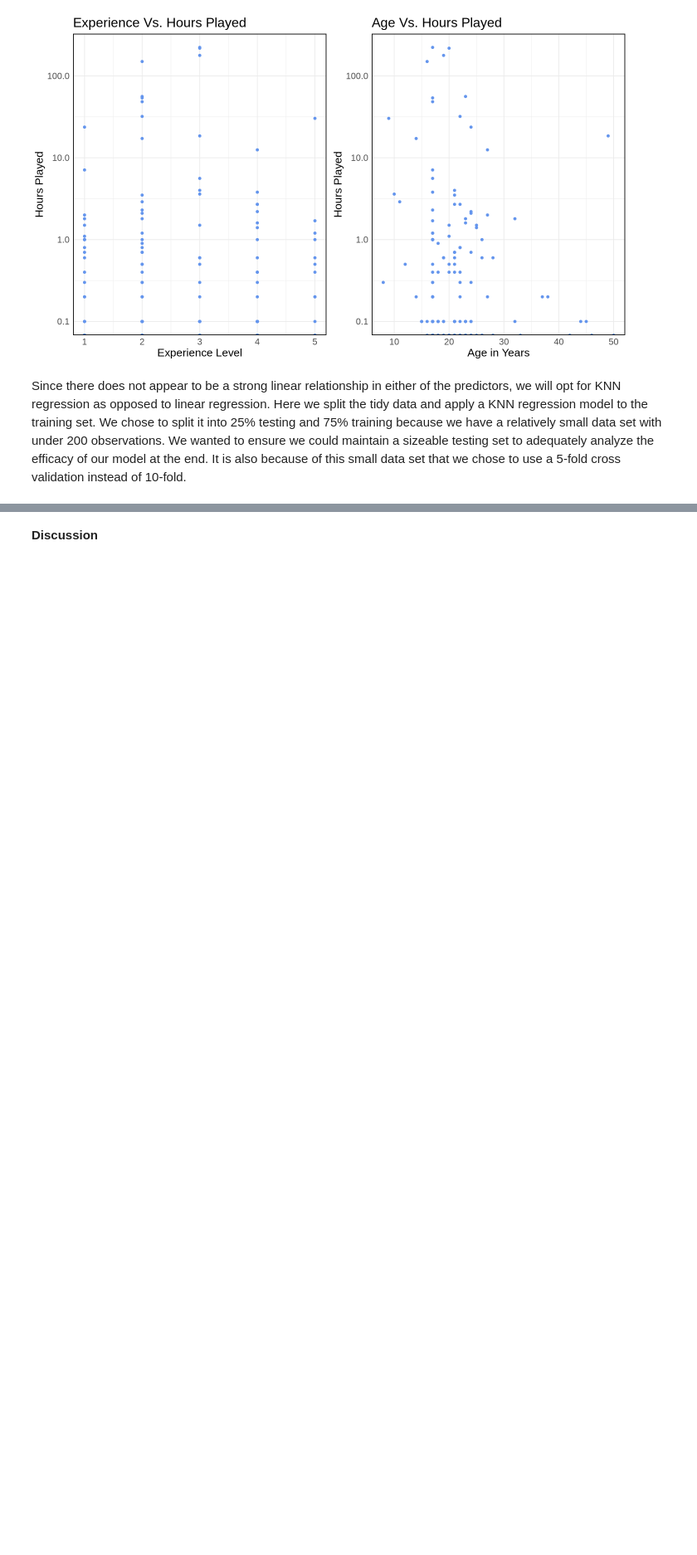
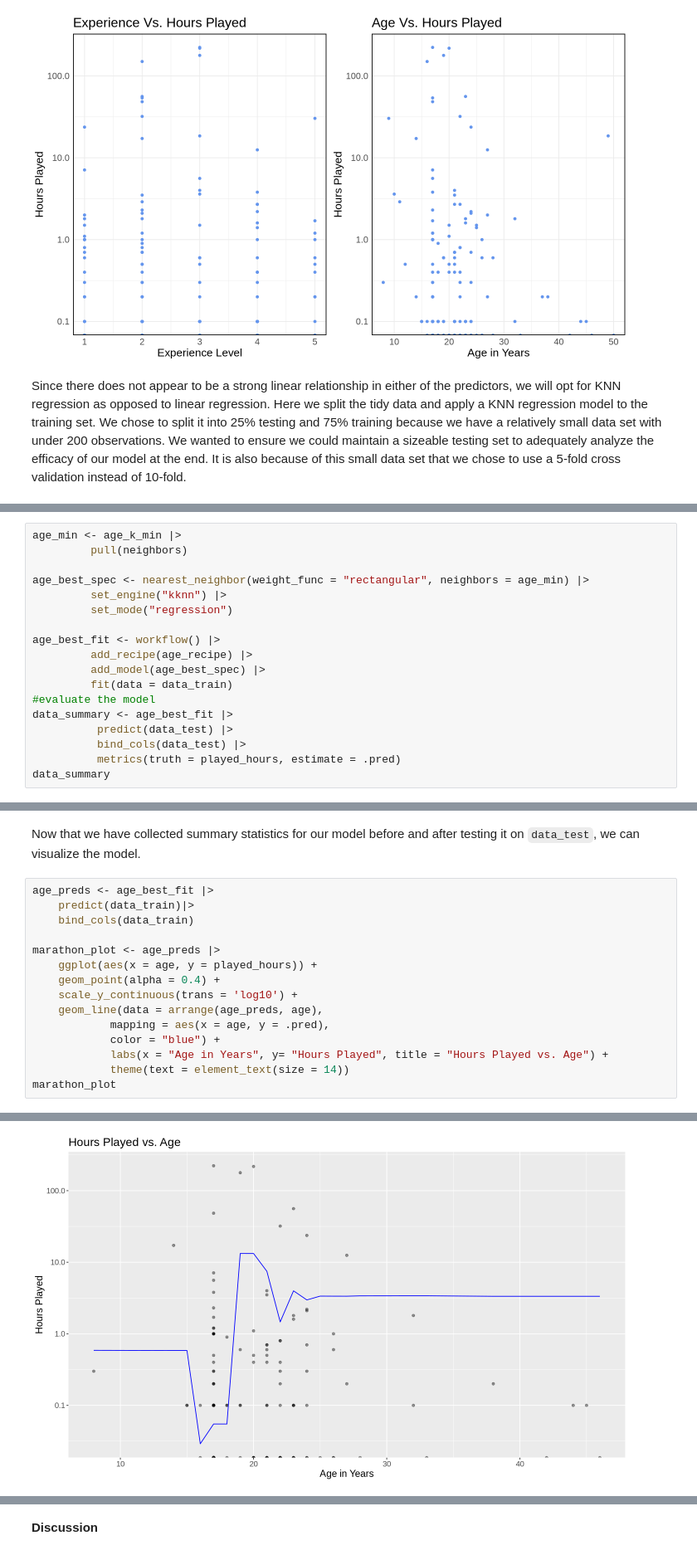
Before and after one commit to lucydehaan/Group-Project, a Jupyter notebook: Project.ipynb, the cells around one changed output, grey strips where cells are left out. Shown at 83% size. Cells and saved outputs as stored; diff of their text form; blank space fills up the shorter version.

```diff
--- a/Project.ipynb
+++ b/Project.ipynb
@@ -178,0 +216,18 @@ Since there does not appear to be a strong linear relationship in either of the
+# %%
+age_min <- age_k_min |>
+         pull(neighbors)
+
+age_best_spec <- nearest_neighbor(weight_func = "rectangular", neighbors = age_min) |>
+         set_engine("kknn") |>
+         set_mode("regression")
+
+age_best_fit <- workflow() |>
+         add_recipe(age_recipe) |>
+         add_model(age_best_spec) |>
+         fit(data = data_train)
+#evaluate the model
+data_summary <- age_best_fit |>
+          predict(data_test) |>
+          bind_cols(data_test) |>
+          metrics(truth = played_hours, estimate = .pred)
+data_summary
@@ -178,0 +241,18 @@ Since there does not appear to be a strong linear relationship in either of the
+# %% [markdown]
+Now that we have collected summary statistics for our model before and after testing it on `data_test`, we can visualize the model.
+# %%
+age_preds <- age_best_fit |>
+    predict(data_train)|>
+    bind_cols(data_train)
+
+marathon_plot <- age_preds |>
+    ggplot(aes(x = age, y = played_hours)) +
+    geom_point(alpha = 0.4) +
+    scale_y_continuous(trans = 'log10') +
+    geom_line(data = arrange(age_preds, age),
+            mapping = aes(x = age, y = .pred),
+            color = "blue") +
+            labs(x = "Age in Years", y= "Hours Played", title = "Hours Played vs. Age") +
+            theme(text = element_text(size = 14))
+marathon_plot
+# %% [output]
@@ -179,2 +261,3 @@ Since there does not appear to be a strong linear relationship in either of the
+[figure, added]
 # %%
 set.seed(69420)
```
Also changed, not shown: parts of 6 cells of this notebook.
